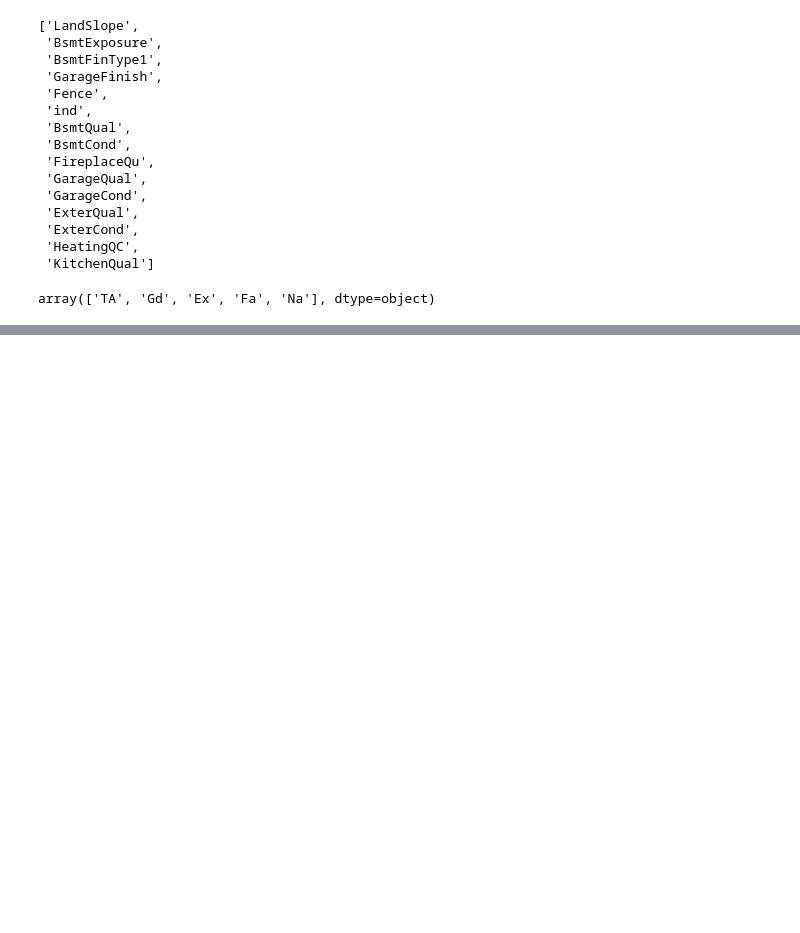
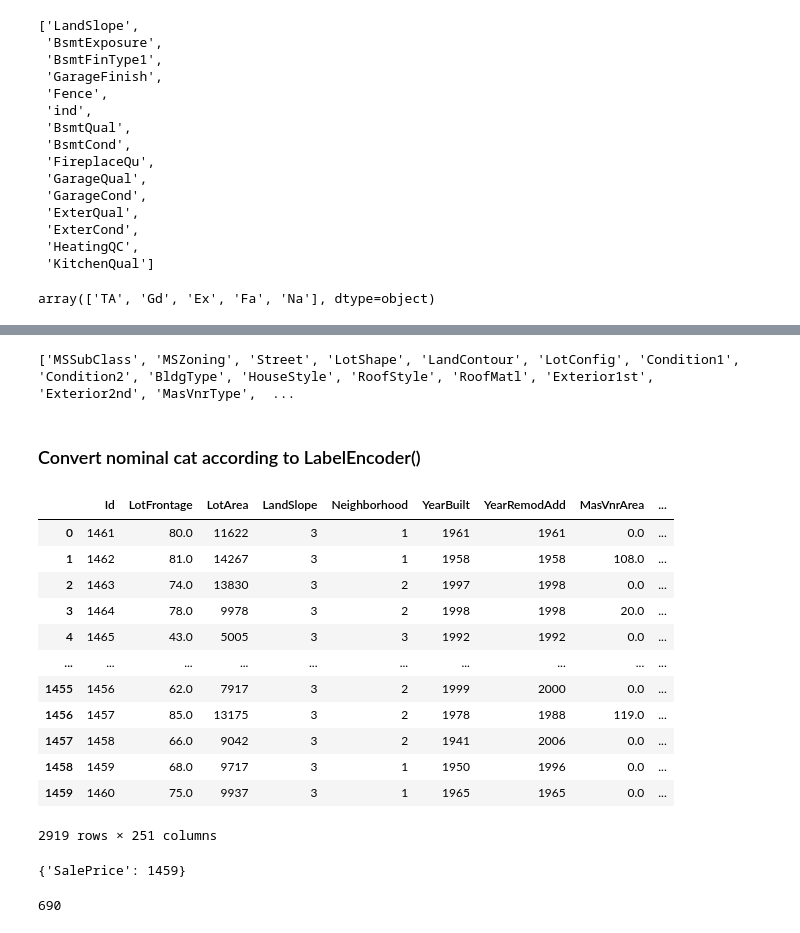
Before and after one commit to BilalDurmus08/house-prices-DS, a Jupyter notebook: end-to-end-house-price.ipynb, the cells around one changed output, grey strips where cells are left out. Cells and saved outputs as stored; diff of their text form; code cells hidden in the pictures; blank space fills up the shorter version.

Commit message:
all the data have converted

```diff
--- a/end-to-end-house-price.ipynb
+++ b/end-to-end-house-price.ipynb
@@ -471,18 +464,18 @@ drop_column = ['BsmtFinType2', 'PoolQC', 'Utilities']
 df_total = df_total.drop('BsmtFinType2', axis=1)
 df_total = df_total.drop('PoolQC', axis=1)
 df_total = df_total.drop('Utilities', axis=1)
+df_total = df_total.drop('MiscFeature', axis=1)
+df_total = df_total.drop('Alley', axis=1)
 # %%
 # Lets fill some categorical columns
 
 # Fill with Na where columns are empty with purpose
-df_total['Alley'] = df_total['Alley'].fillna('Na')
 df_total['BsmtQual'] = df_total['BsmtQual'].fillna('Na')
 df_total['BsmtCond'] = df_total['BsmtCond'].fillna('Na')
 df_total['FireplaceQu'] = df_total['FireplaceQu'].fillna('Na')
 df_total['GarageQual'] = df_total['GarageQual'].fillna('Na')
 df_total['GarageCond'] = df_total['GarageCond'].fillna('Na')
 df_total['Fence'] = df_total['Fence'].fillna('Na')
-df_total['MiscFeature'] = df_total['MiscFeature'].fillna('Na')
 df_total['MasVnrType'] = df_total['MasVnrType'].fillna('Na')
 df_total['BsmtExposure'] = df_total['BsmtExposure'].fillna('Na')
 df_total['BsmtFinType1'] = df_total['BsmtFinType1'].fillna('Na')
@@ -563,7 +556,7 @@ df_total['LandSlope'] = df_total['LandSlope'].map(LandSlope_map)
 BsmtExposure_map = {'Na': 0, 'No': 1, 'Mn': 2, 'Av':3, 'Gd':4 }
 df_total['BsmtExposure'] = df_total['BsmtExposure'].map(BsmtExposure_map)
 
-BsmtFinType1_map = {'GLQ': 6,'ALQ': 5,'BLQ': 4,'Rec': 3,'LwQ': 2,'Unf': 1,'NA': 0}
+BsmtFinType1_map = {'GLQ': 6,'ALQ': 5,'BLQ': 4,'Rec': 3,'LwQ': 2,'Unf': 1,'Na': 0}
 df_total['BsmtFinType1'] = df_total['BsmtFinType1'].map(BsmtFinType1_map)
 
 GarageFinish_map = {'Na': 0, 'Unf': 1, 'RFn': 2, 'Fin': 3}
@@ -572,19 +565,19 @@ df_total['GarageFinish'] = df_total['GarageFinish'].map(GarageFinish_map)
 Fence_map = {'Na': 0, 'MnWw': 1, 'GdWo': 2, 'MnPrv': 3, 'GdPrv': 4}
 df_total['Fence'] = df_total['Fence'].map(Fence_map)
 
-BsmtQual_map = {'NA': 0, 'Po': 1, 'Fa': 2, 'TA': 3, 'Gd': 4, 'Ex': 5}
+BsmtQual_map = {'Na': 0, 'Po': 1, 'Fa': 2, 'TA': 3, 'Gd': 4, 'Ex': 5}
 df_total['BsmtQual'] = df_total['BsmtQual'].map(BsmtQual_map)
 
-BsmtCond_map = {'NA': 0, 'Po': 1, 'Fa': 2, 'TA': 3, 'Gd': 4, 'Ex': 5}
+BsmtCond_map = {'Na': 0, 'Po': 1, 'Fa': 2, 'TA': 3, 'Gd': 4, 'Ex': 5}
 df_total['BsmtCond'] = df_total['BsmtCond'].map(BsmtCond_map)
 
-FireplaceQu_map = {'NA': 0, 'Po': 1, 'Fa': 2, 'TA': 3, 'Gd': 4, 'Ex': 5}
+FireplaceQu_map = {'Na': 0, 'Po': 1, 'Fa': 2, 'TA': 3, 'Gd': 4, 'Ex': 5}
 df_total['FireplaceQu'] = df_total['FireplaceQu'].map(FireplaceQu_map)
 
-GarageQual_map = {'NA': 0, 'Po': 1, 'Fa': 2, 'TA': 3, 'Gd': 4, 'Ex': 5}
+GarageQual_map = {'Na': 0, 'Po': 1, 'Fa': 2, 'TA': 3, 'Gd': 4, 'Ex': 5}
 df_total['GarageQual'] = df_total['GarageQual'].map(GarageQual_map)
 
-GarageCond_map = {'NA': 0, 'Po': 1, 'Fa': 2, 'TA': 3, 'Gd': 4, 'Ex': 5}
+GarageCond_map = {'Na': 0, 'Po': 1, 'Fa': 2, 'TA': 3, 'Gd': 4, 'Ex': 5}
 df_total['GarageCond'] = df_total['GarageCond'].map(GarageCond_map)
 
 ExterQual_map = {'Po': 1, 'Fa': 2, 'TA': 3, 'Gd': 4, 'Ex': 5}
@@ -601,2 +604,33 @@ df_total['KitchenQual'] = df_total['KitchenQual'].map(KitchenQual_map)
+# %%
+print(nominal_cat)
+# %% [output]
+['MSSubClass', 'MSZoning', 'Street', 'LotShape', 'LandContour', 'LotConfig', 'Condition1', 'Condition2', 'BldgType', 'HouseStyle', 'RoofStyle', 'RoofMatl', 'Exterior1st', 'Exterior2nd', 'MasVnrType',  ...
+# %% [markdown]
+### Convert nominal cat according to LabelEncoder()
+# %%
+from sklearn.preprocessing import OneHotEncoder
+
+ohe = OneHotEncoder(handle_unknown='ignore', sparse_output=False).set_output(transform='pandas')
+for label in nominal_cat:
+    ohe_transform = ohe.fit_transform(df_total[[label]])
+    df_total = pd.concat([df_total, ohe_transform], axis=1).drop(columns=[label])
 # %%
-from sklearn.preprocessing import LabelEncoder
+# Checking all the columns
+from IPython.display import display
+
+pd.set_option('display.max_columns', None)
+df_total
+# %% [output]
+|  | Id | LotFrontage | LotArea | LandSlope | Neighborhood | YearBuilt | YearRemodAdd | MasVnrArea | ... |
+| 0 | 1461 | 80.0 | 11622 | 3 | 1 | 1961 | 1961 | 0.0 | ... |
+| 1 | 1462 | 81.0 | 14267 | 3 | 1 | 1958 | 1958 | 108.0 | ... |
+| 2 | 1463 | 74.0 | 13830 | 3 | 2 | 1997 | 1998 | 0.0 | ... |
+| 3 | 1464 | 78.0 | 9978 | 3 | 2 | 1998 | 1998 | 20.0 | ... |
+| 4 | 1465 | 43.0 | 5005 | 3 | 3 | 1992 | 1992 | 0.0 | ... |
+| ... | ... | ... | ... | ... | ... | ... | ... | ... | ... |
+| 1455 | 1456 | 62.0 | 7917 | 3 | 2 | 1999 | 2000 | 0.0 | ... |
+| 1456 | 1457 | 85.0 | 13175 | 3 | 2 | 1978 | 1988 | 119.0 | ... |
+| 1457 | 1458 | 66.0 | 9042 | 3 | 2 | 1941 | 2006 | 0.0 | ... |
+| 1458 | 1459 | 68.0 | 9717 | 3 | 1 | 1950 | 1996 | 0.0 | ... |
+| 1459 | 1460 | 75.0 | 9937 | 3 | 1 | 1965 | 1965 | 0.0 | ... |
+2919 rows × 251 columns
@@ -613,0 +637,13 @@ show_plot_category(train, non_nulls)
+# %%
+nulls = {}
+for label, key in df_total.items():
+    if key.isna().sum() > 0:
+        nulls[label] = key.isna().sum()
+
+nulls
+# %% [output]
+{'SalePrice': 1459}
+# %%
+train['FireplaceQu'].isna().sum()
+# %% [output]
+690
```
Also changed, not shown: parts of 5 cells of this notebook.
